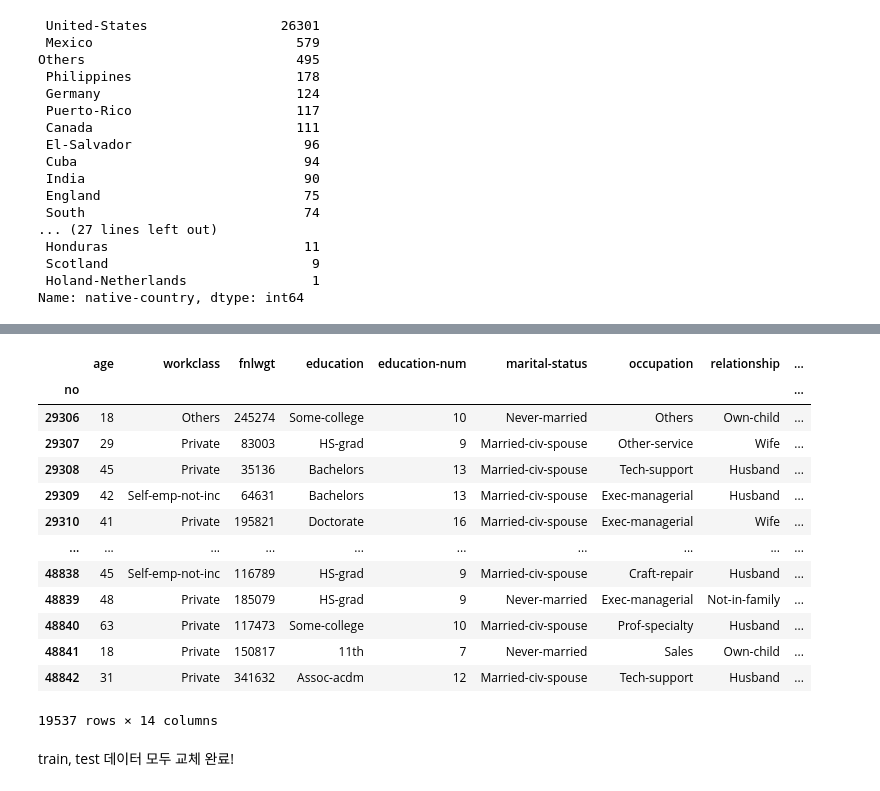
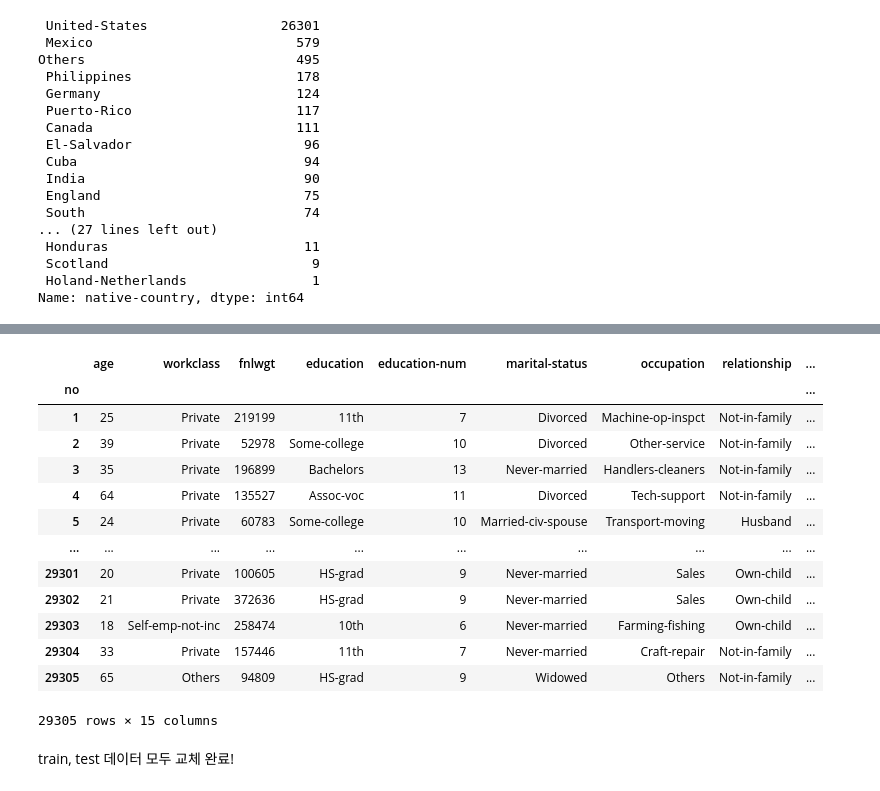
Before and after one commit to krandslam/kaggle_project, a Jupyter notebook: 결측치2/스케일링/Kaggle_income 예측.ipynb, the cells around one changed output, grey strips where cells are left out. Drawn from its saved outputs; the diff is of its cells as text; code cells hidden in the pictures.

```diff
--- a/결측치2/스케일링/Kaggle_income 예측.ipynb
+++ b/결측치2/스케일링/Kaggle_income 예측.ipynb
@@ -371,23 +371,23 @@ Others                           362
  Outlying-US(Guam-USVI-etc)        8
  Hungary                           7
 Name: native-country, dtype: int64
-# %%
- test
-# %% [output]
-|  | age | workclass | fnlwgt | education | education-num | marital-status | occupation | relationship | ... |
-| no |  |  |  |  |  |  |  |  | ... |
-| 29306 | 18 | Others | 245274 | Some-college | 10 | Never-married | Others | Own-child | ... |
-| 29307 | 29 | Private | 83003 | HS-grad | 9 | Married-civ-spouse | Other-service | Wife | ... |
-| 29308 | 45 | Private | 35136 | Bachelors | 13 | Married-civ-spouse | Tech-support | Husband | ... |
-| 29309 | 42 | Self-emp-not-inc | 64631 | Bachelors | 13 | Married-civ-spouse | Exec-managerial | Husband | ... |
-| 29310 | 41 | Private | 195821 | Doctorate | 16 | Married-civ-spouse | Exec-managerial | Wife | ... |
-| ... | ... | ... | ... | ... | ... | ... | ... | ... | ... |
-| 48838 | 45 | Self-emp-not-inc | 116789 | HS-grad | 9 | Married-civ-spouse | Craft-repair | Husband | ... |
-| 48839 | 48 | Private | 185079 | HS-grad | 9 | Never-married | Exec-managerial | Not-in-family | ... |
-| 48840 | 63 | Private | 117473 | Some-college | 10 | Married-civ-spouse | Prof-specialty | Husband | ... |
-| 48841 | 18 | Private | 150817 | 11th | 7 | Never-married | Sales | Own-child | ... |
-| 48842 | 31 | Private | 341632 | Assoc-acdm | 12 | Married-civ-spouse | Tech-support | Husband | ... |
-19537 rows × 14 columns
+# %%
+train
+# %% [output]
+|  | age | workclass | fnlwgt | education | education-num | marital-status | occupation | relationship | ... |
+| no |  |  |  |  |  |  |  |  | ... |
+| 1 | 25 | Private | 219199 | 11th | 7 | Divorced | Machine-op-inspct | Not-in-family | ... |
+| 2 | 39 | Private | 52978 | Some-college | 10 | Divorced | Other-service | Not-in-family | ... |
+| 3 | 35 | Private | 196899 | Bachelors | 13 | Never-married | Handlers-cleaners | Not-in-family | ... |
+| 4 | 64 | Private | 135527 | Assoc-voc | 11 | Divorced | Tech-support | Not-in-family | ... |
+| 5 | 24 | Private | 60783 | Some-college | 10 | Married-civ-spouse | Transport-moving | Husband | ... |
+| ... | ... | ... | ... | ... | ... | ... | ... | ... | ... |
+| 29301 | 20 | Private | 100605 | HS-grad | 9 | Never-married | Sales | Own-child | ... |
+| 29302 | 21 | Private | 372636 | HS-grad | 9 | Never-married | Sales | Own-child | ... |
+| 29303 | 18 | Self-emp-not-inc | 258474 | 10th | 6 | Never-married | Farming-fishing | Own-child | ... |
+| 29304 | 33 | Private | 157446 | 11th | 7 | Never-married | Craft-repair | Not-in-family | ... |
+| 29305 | 65 | Others | 94809 | HS-grad | 9 | Widowed | Others | Not-in-family | ... |
+29305 rows × 15 columns
 # %% [markdown]
 train, test 데이터 모두 교체 완료!
 # %%
```
Also changed, not shown: parts of 39 cells of this notebook.
